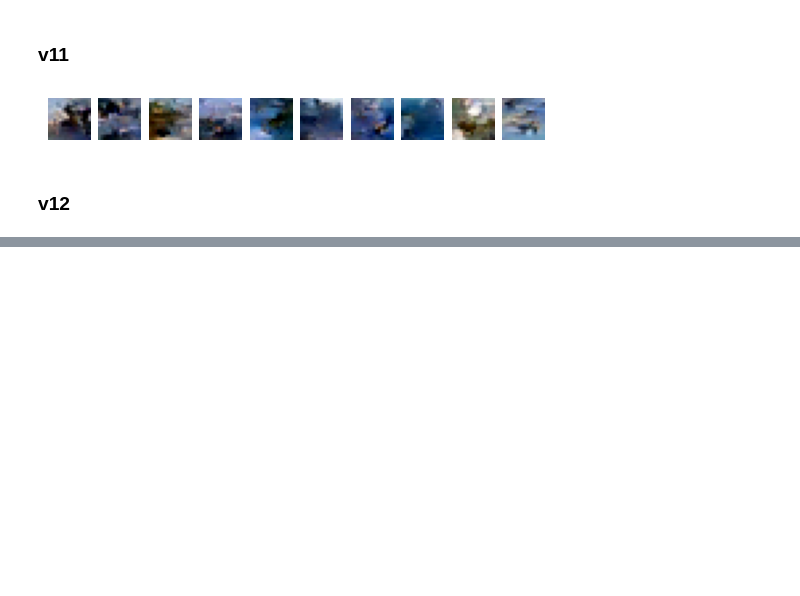
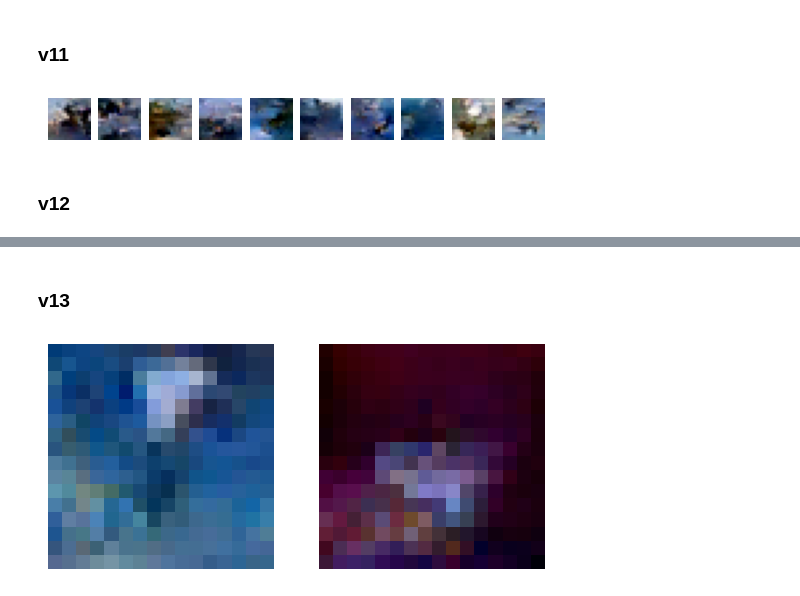
Before and after one commit to Bhuvan-1/DiffusionGAN, a Jupyter notebook: test.ipynb, the cells around one changed output, grey strips where cells are left out. Saved outputs shown, nothing was run; the diff lists cells and outputs as text; code cells hidden in the pictures; blank space fills up the shorter version.

```diff
--- a/test.ipynb
+++ b/test.ipynb
@@ -268,0 +271,20 @@ plt.show()
+# %% [markdown]
+### v13
+# %%
+litmodel = LitDiffusionModel.load_from_checkpoint(
+    './runs/N=2000,100ep,1e-5,0.02,64_256/last.ckpt',
+    hparams_path = './runs/N=2000,100ep,1e-5,0.02,64_256/lightning_logs/version_0/hparams.yaml'
+)
+litmodel.eval()
+# %%
+fig, ax = plt.subplots(1,2)
+for i in range(2):
+    X = litmodel.sample(1,return_intermediate=False)
+    x = X[0].detach().numpy().transpose(1,2,0)*std + mean
+    x = np.clip(x,0,1)
+    ax[i].imshow(x)
+    ax[i].axis('off')
+
+plt.show()
+# %% [output]
+[figure, added]
```
Also changed, not shown: parts of 2 cells of this notebook, 1 other file.
